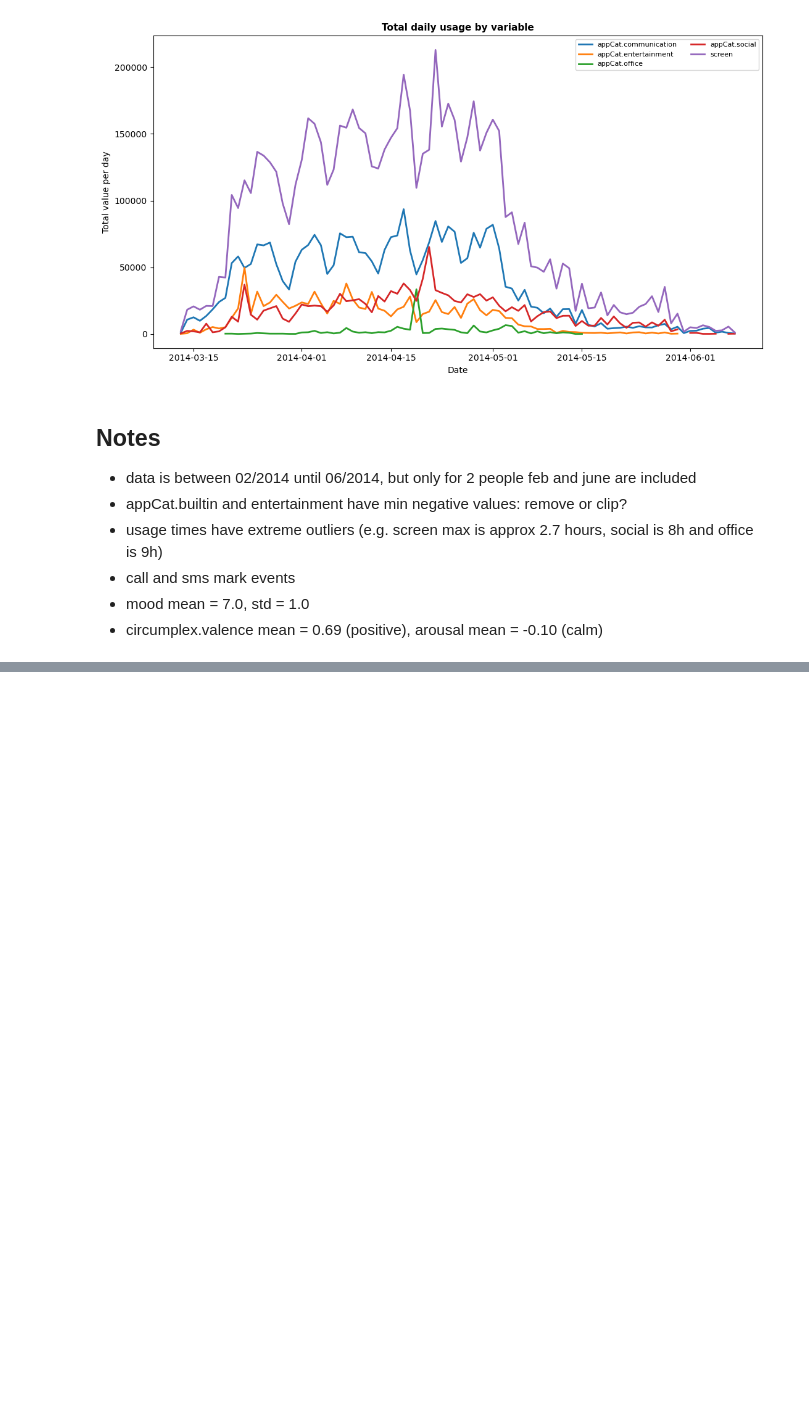
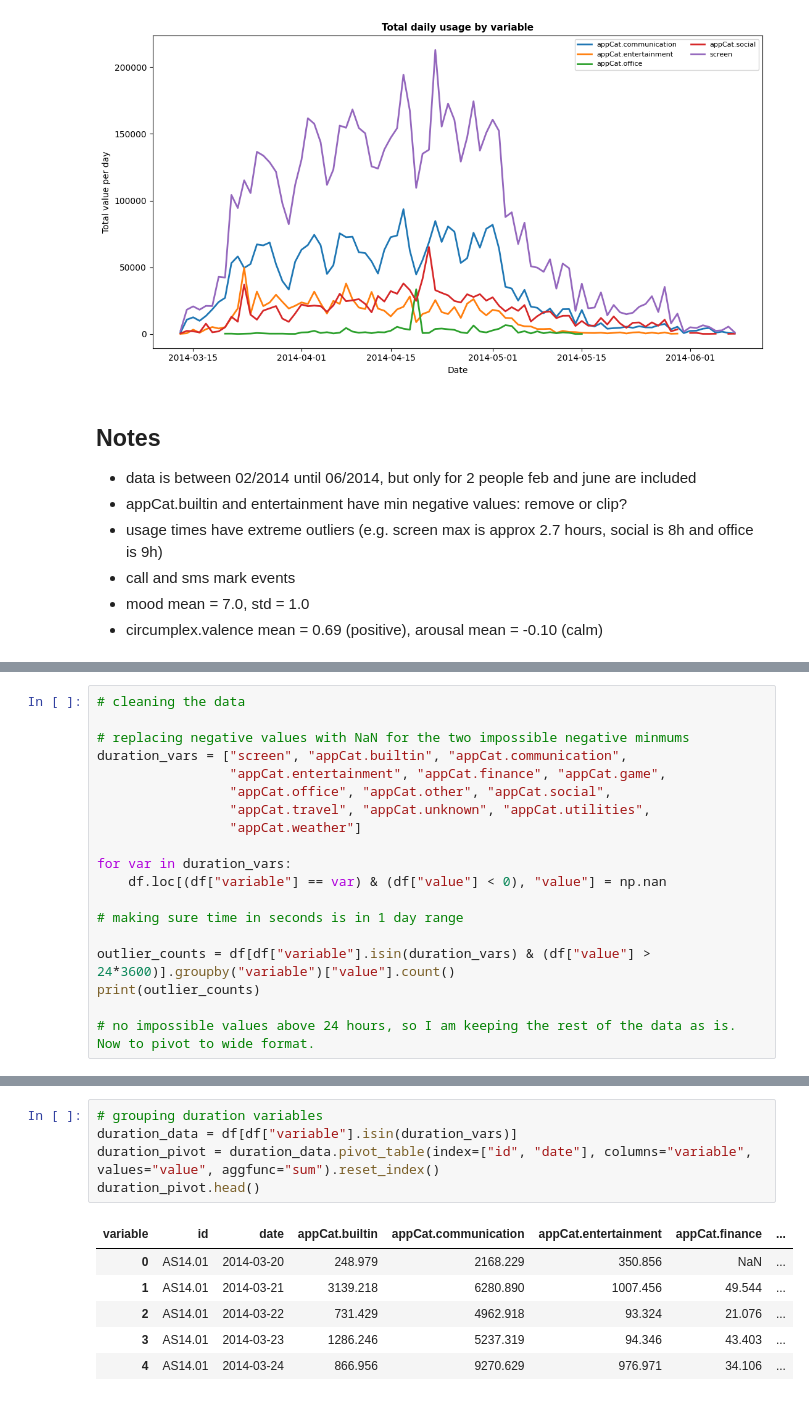
Before and after one commit to alicja-a-d/Data_Mining, a Jupyter notebook: assignment1_DMT.ipynb, the cells around one changed output, grey strips where cells are left out. Saved outputs shown, nothing was run; the diff lists cells and outputs as text; blank space fills up the shorter version.

```diff
--- a/assignment1_DMT.ipynb
+++ b/assignment1_DMT.ipynb
@@ -382,0 +401,19 @@ plt.show()
+# %%
+# cleaning the data
+
+# replacing negative values with NaN for the two impossible negative minmums
+duration_vars = ["screen", "appCat.builtin", "appCat.communication",
+                 "appCat.entertainment", "appCat.finance", "appCat.game",
+                 "appCat.office", "appCat.other", "appCat.social",
+                 "appCat.travel", "appCat.unknown", "appCat.utilities",
+                 "appCat.weather"]
+
+for var in duration_vars:
+    df.loc[(df["variable"] == var) & (df["value"] < 0), "value"] = np.nan
+
+# making sure time in seconds is in 1 day range
+
+outlier_counts = df[df["variable"].isin(duration_vars) & (df["value"] > 24*3600)].groupby("variable")["value"].count()
+print(outlier_counts)
+
+# no impossible values above 24 hours, so I am keeping the rest of the data as is. Now to pivot to wide format.
@@ -382,0 +434,12 @@ plt.show()
+# %%
+# grouping duration variables
+duration_data = df[df["variable"].isin(duration_vars)]
+duration_pivot = duration_data.pivot_table(index=["id", "date"], columns="variable", values="value", aggfunc="sum").reset_index()
+duration_pivot.head()
+# %% [output]
+| variable | id | date | appCat.builtin | appCat.communication | appCat.entertainment | appCat.finance | ... |
+| 0 | AS14.01 | 2014-03-20 | 248.979 | 2168.229 | 350.856 | NaN | ... |
+| 1 | AS14.01 | 2014-03-21 | 3139.218 | 6280.890 | 1007.456 | 49.544 | ... |
+| 2 | AS14.01 | 2014-03-22 | 731.429 | 4962.918 | 93.324 | 21.076 | ... |
+| 3 | AS14.01 | 2014-03-23 | 1286.246 | 5237.319 | 94.346 | 43.403 | ... |
+| 4 | AS14.01 | 2014-03-24 | 866.956 | 9270.629 | 976.971 | 34.106 | ... |
```
Also changed, not shown: parts of 18 cells of this notebook.
